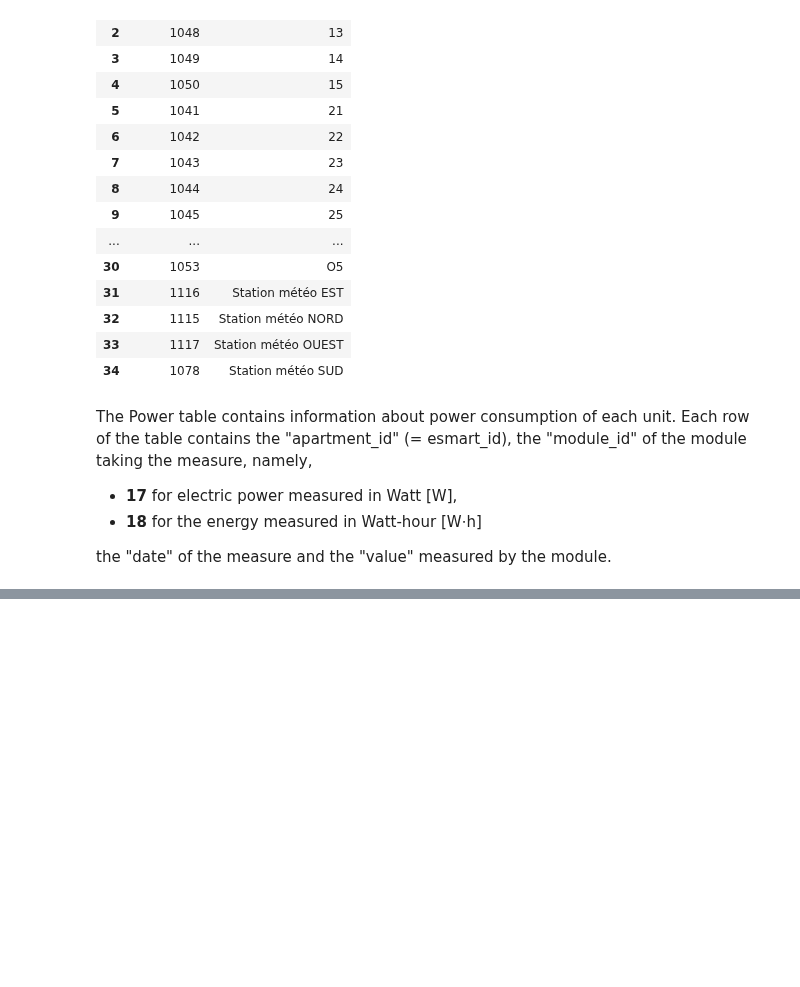
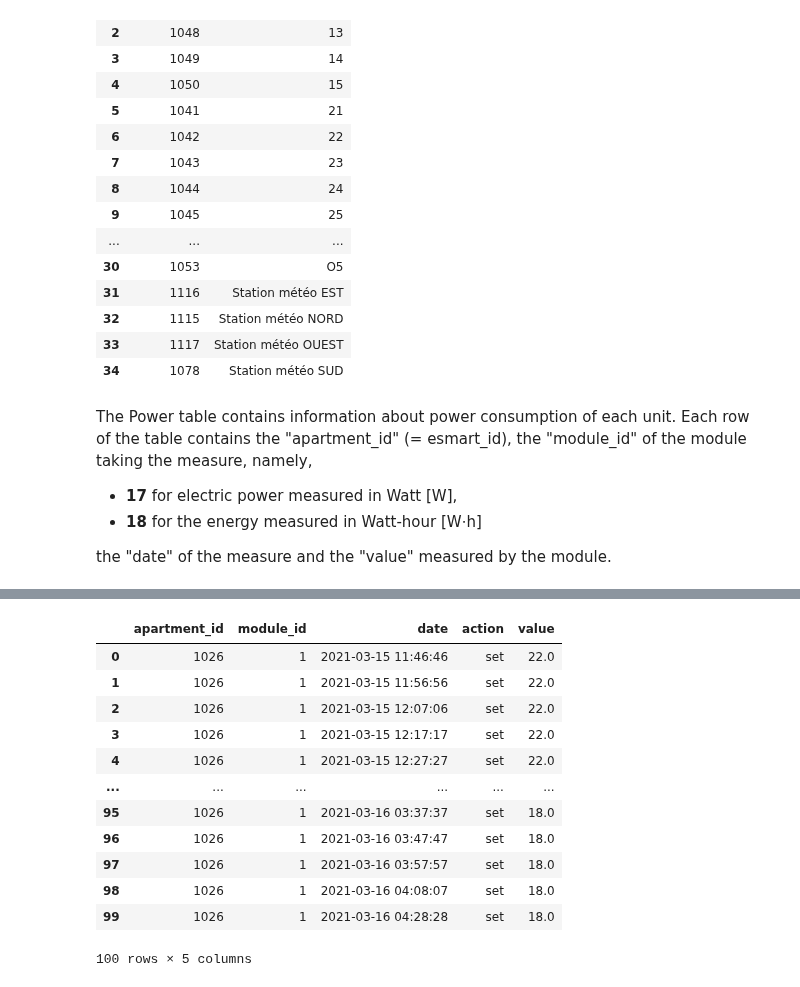
Before and after one commit to rtiedra/data-science, a Jupyter notebook: building_heating/building_heating.ipynb, the cells around one changed output, grey strips where cells are left out. Cells and saved outputs as stored; diff of their text form; code cells hidden in the pictures; blank space fills up the shorter version.

```diff
--- a/building_heating/building_heating.ipynb
+++ b/building_heating/building_heating.ipynb
@@ -167,0 +153,19 @@ df_temp
+# %%
+# Reads the first 100 rows of Temperatures table into a DataFrame "df_temp"
+
+df_temp = pd.read_sql('SELECT * FROM Temperatures LIMIT 100', engine)
+df_temp
+# %% [output]
+|  | apartment_id | module_id | date | action | value |
+| 0 | 1026 | 1 | 2021-03-15 11:46:46 | set | 22.0 |
+| 1 | 1026 | 1 | 2021-03-15 11:56:56 | set | 22.0 |
+| 2 | 1026 | 1 | 2021-03-15 12:07:06 | set | 22.0 |
+| 3 | 1026 | 1 | 2021-03-15 12:17:17 | set | 22.0 |
+| 4 | 1026 | 1 | 2021-03-15 12:27:27 | set | 22.0 |
+| ... | ... | ... | ... | ... | ... |
+| 95 | 1026 | 1 | 2021-03-16 03:37:37 | set | 18.0 |
+| 96 | 1026 | 1 | 2021-03-16 03:47:47 | set | 18.0 |
+| 97 | 1026 | 1 | 2021-03-16 03:57:57 | set | 18.0 |
+| 98 | 1026 | 1 | 2021-03-16 04:08:07 | set | 18.0 |
+| 99 | 1026 | 1 | 2021-03-16 04:28:28 | set | 18.0 |
+100 rows × 5 columns
```
Also changed, not shown: parts of 18 cells of this notebook.
